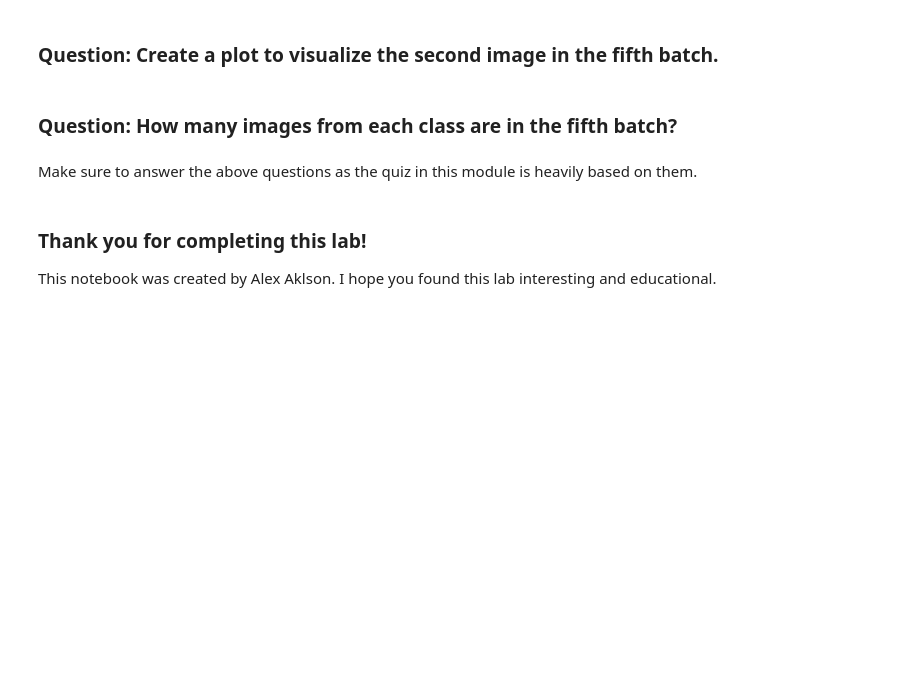
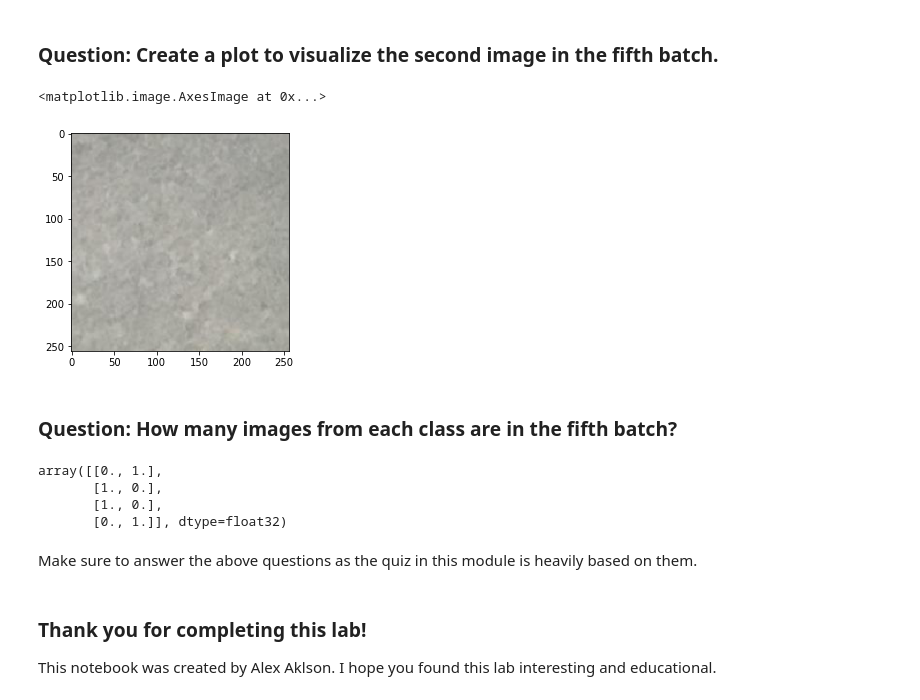
Before and after one commit to DocBrown85/AIEngineeringCapstoneProject, a Jupyter notebook: DL0321EN-2-1-Data-Preparation-py-v1.0.ipynb, the cells around one changed output. Saved outputs shown, nothing was run; the diff lists cells and outputs as text; code cells hidden in the pictures; blank space fills up the shorter version.

```diff
--- a/DL0321EN-2-1-Data-Preparation-py-v1.0.ipynb
+++ b/DL0321EN-2-1-Data-Preparation-py-v1.0.ipynb
@@ -215,10 +317,24 @@ where the image_data is cast to uint8 before you call the <code>imshow</code> fu
 ### Question: Create a plot to visualize the second image in the fifth batch.
 # %%
 ## You can use this cell to type your code to answer the above question
+fifth_batch = image_generator.next()
+fifth_batch_images = fifth_batch[0]
+fifth_batch_labels = fifth_batch[1]
+# %%
+plt.imshow(fifth_batch_images[1])
+# %% [output]
+<matplotlib.image.AxesImage at 0x...>
+[figure, added]
 # %% [markdown]
 ### Question: How many images from each class are in the fifth batch?
 # %%
 ## You can use this cell to type your code to answer the above question
+fifth_batch_labels
+# %% [output]
+array([[0., 1.],
+       [1., 0.],
+       [1., 0.],
+       [0., 1.]], dtype=float32)
 # %% [markdown]
 Make sure to answer the above questions as the quiz in this module is heavily based on them.
 # %% [markdown]
```
Also changed, not shown: parts of 16 cells of this notebook, 1 other file.
